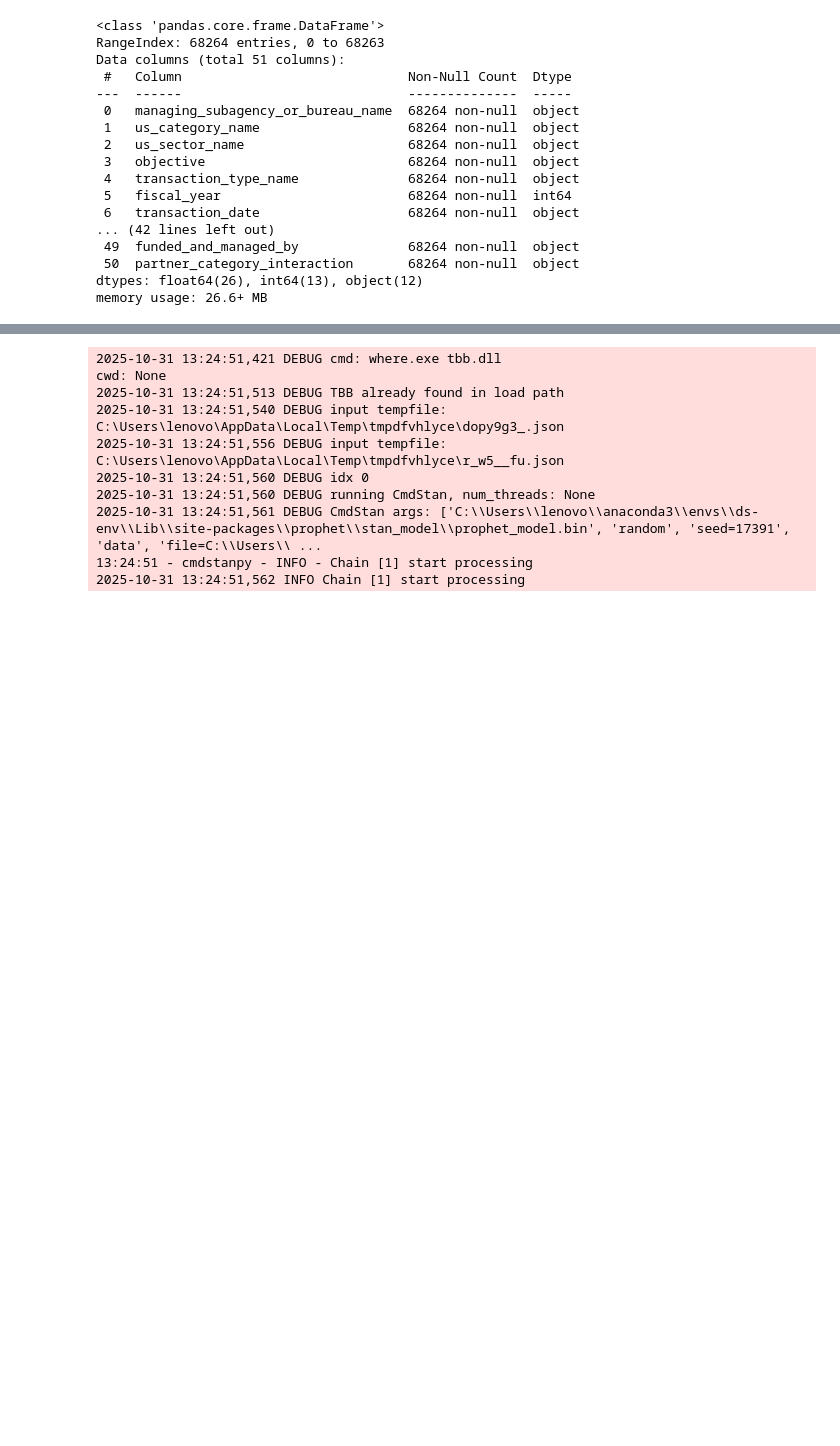
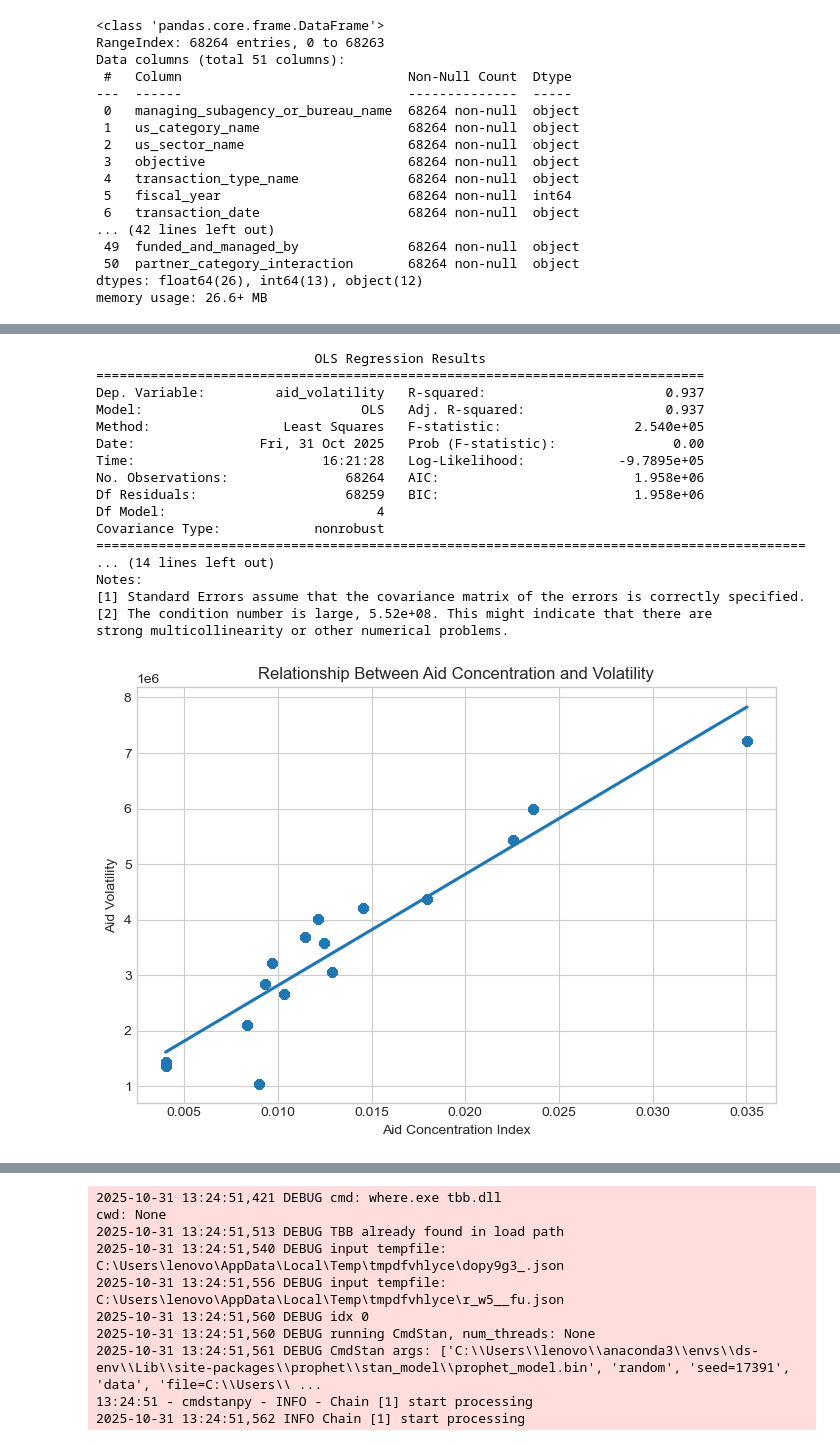
Before and after one commit to Annfelicty/A, a Jupyter notebook: Notebooks/modeling.ipynb, the cells around one changed output, grey strips where cells are left out. Drawn from its saved outputs; the diff is of its cells as text; code cells hidden in the pictures; blank space fills up the shorter version.

Commit message:
Statistics for modeling

```diff
--- a/Notebooks/modeling.ipynb
+++ b/Notebooks/modeling.ipynb
@@ -214,0 +314,44 @@ memory usage: 26.6+ MB
+# %%
+# --- 3. Analyze Volatility vs Concentration Relationship ---
+
+import statsmodels.api as sm
+
+# Prepare variables
+analysis_df = df[['aid_volatility', 'aid_concentration_index', 'aid_diversity_index',
+                  'top3_agency_share', 'rolling_std_3yr']].dropna()
+
+# Regression model
+X = analysis_df[['aid_concentration_index', 'aid_diversity_index', 'top3_agency_share', 'rolling_std_3yr']]
+y = analysis_df['aid_volatility']
+X = sm.add_constant(X)
+model = sm.OLS(y, X).fit()
+
+print(model.summary())
+
+# Plot relationship (scatter with trend)
+plt.figure(figsize=(7,5))
+sns.regplot(data=analysis_df, x='aid_concentration_index', y='aid_volatility', scatter_kws={'alpha':0.4})
+plt.title('Relationship Between Aid Concentration and Volatility')
+plt.xlabel('Aid Concentration Index')
+plt.ylabel('Aid Volatility')
+plt.tight_layout()
+plt.show()
+# %% [output]
+                            OLS Regression Results
+==============================================================================
+Dep. Variable:         aid_volatility   R-squared:                       0.937
+Model:                            OLS   Adj. R-squared:                  0.937
+Method:                 Least Squares   F-statistic:                 2.540e+05
+Date:                Fri, 31 Oct 2025   Prob (F-statistic):               0.00
+Time:                        16:21:28   Log-Likelihood:            -9.7895e+05
+No. Observations:               68264   AIC:                         1.958e+06
+Df Residuals:                   68259   BIC:                         1.958e+06
+Df Model:                           4
+Covariance Type:            nonrobust
+===========================================================================================
+... (14 lines left out)
+Notes:
+[1] Standard Errors assume that the covariance matrix of the errors is correctly specified.
+[2] The condition number is large, 5.52e+08. This might indicate that there are
+strong multicollinearity or other numerical problems.
+[figure, added]
```
Also changed, not shown: parts of 7 cells of this notebook.
